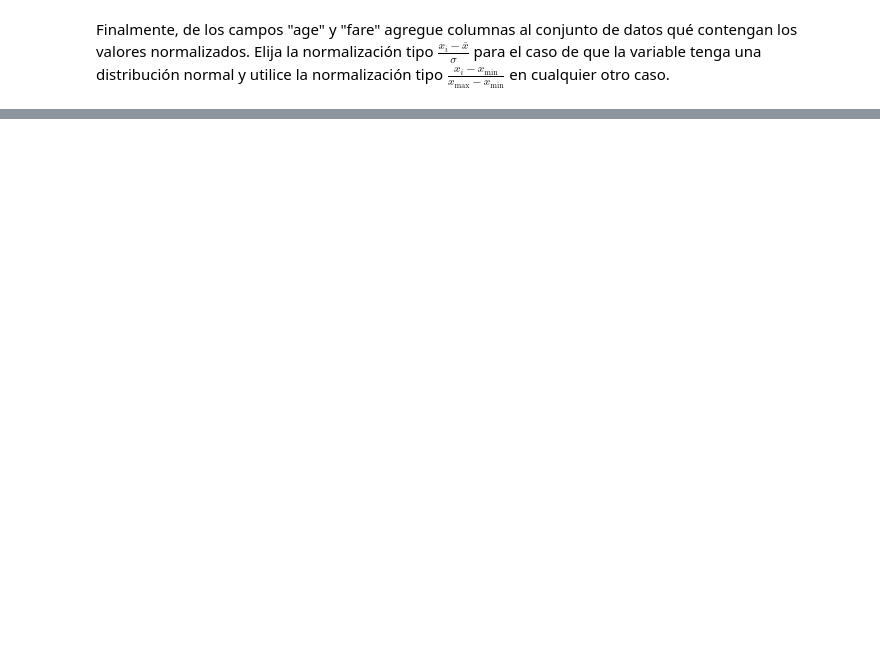
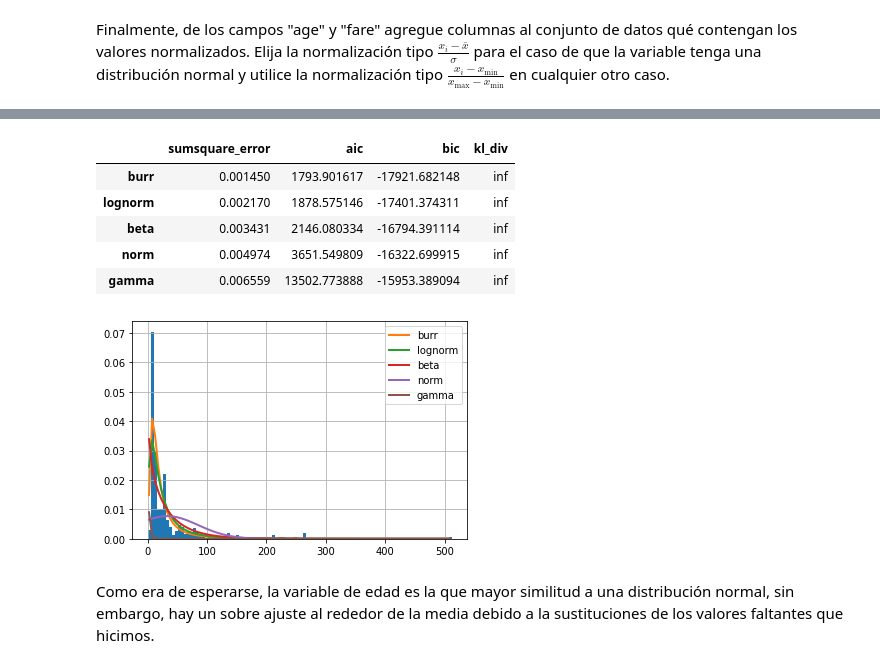
Before and after one commit to danielfrgs/2022_1-Visualizacion-Informacion, a Jupyter notebook: Tareas/T5/T5.ipynb, the cells around one changed output, grey strips where cells are left out. Saved outputs shown, nothing was run; the diff lists cells and outputs as text; code cells hidden in the pictures; blank space fills up the shorter version.

```diff
--- a/Tareas/T5/T5.ipynb
+++ b/Tareas/T5/T5.ipynb
@@ -170,0 +184,25 @@ titanic_2['fare'].hist(bins = range(0, 600, 25), figsize=[14,6])
+# %%
+fare = titanic_2["fare"].values
+
+# Distribuciones
+
+from fitter import Fitter, get_common_distributions, get_distributions
+
+f = Fitter(fare,
+           distributions=['gamma',
+                          'lognorm',
+                          "beta",
+                          "burr",
+                          "norm"])
+f.fit()
+f.summary()
+# %% [output]
+|  | sumsquare_error | aic | bic | kl_div |
+| burr | 0.001450 | 1793.901617 | -17921.682148 | inf |
+| lognorm | 0.002170 | 1878.575146 | -17401.374311 | inf |
+| beta | 0.003431 | 2146.080334 | -16794.391114 | inf |
+| norm | 0.004974 | 3651.549809 | -16322.699915 | inf |
+| gamma | 0.006559 | 13502.773888 | -15953.389094 | inf |
+[figure, added]
+# %% [markdown]
+Como era de esperarse, la variable de edad es la que mayor similitud a una distribución normal, sin embargo, hay un sobre ajuste al rededor de la media debido a la sustituciones de los valores faltantes que hicimos.
```
Also changed, not shown: parts of 31 cells of this notebook.
